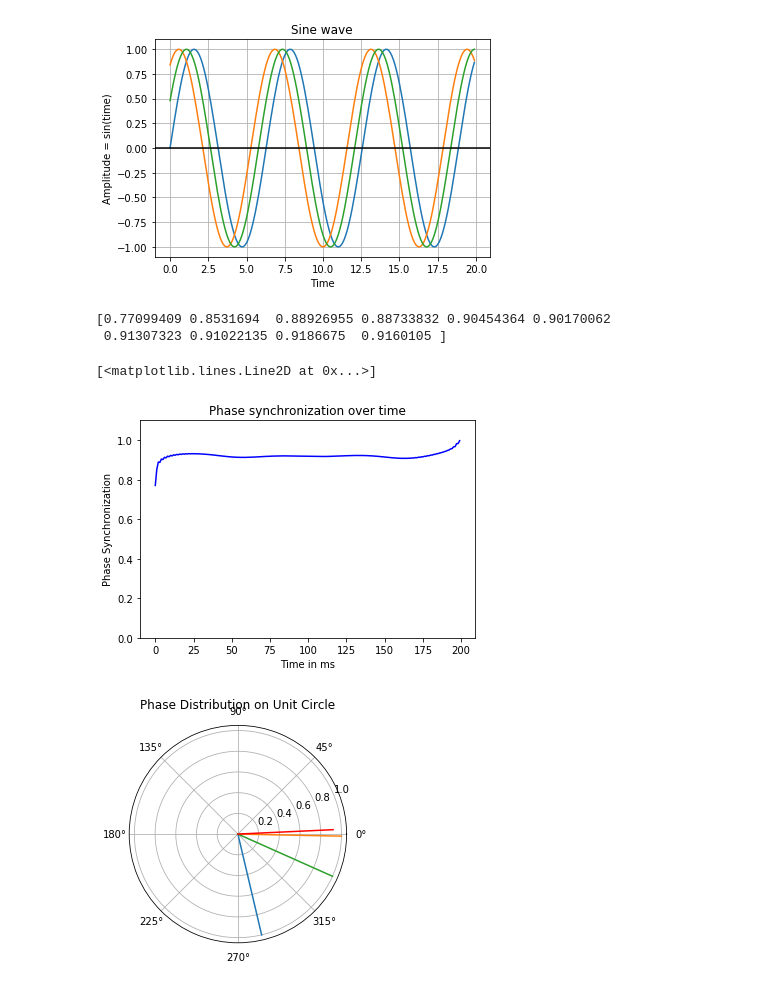
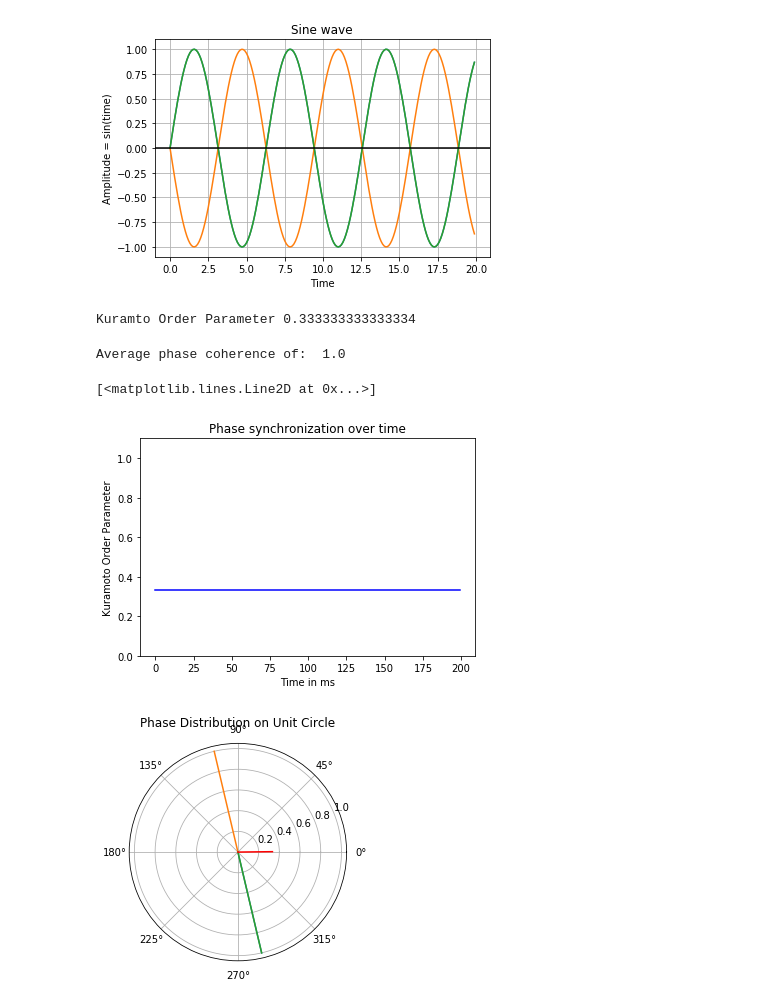
Before and after one commit to ChristophMetzner/Synchronization-by-Uncorrelated-Noise, a Jupyter notebook: notebooks/synchronization_demo.ipynb, the cells around one changed output. Cells and saved outputs as stored; diff of their text form; code cells hidden in the pictures.

Commit message:
Calculate mean phase coherence and freq difference

```diff
--- a/notebooks/synchronization_demo.ipynb
+++ b/notebooks/synchronization_demo.ipynb
@@ -6,8 +13,8 @@ from scipy.signal import hilbert
 time = np.arange(0, 20, 0.1)
 
 amplitude = np.sin(time)
-amplitude_2 = np.sin(time + 1.0)
-amplitude_3 = np.sin(time + .5)
+amplitude_2 = np.sin(time + np.pi)
+amplitude_3 = np.sin(time)
 # %%
 plt.plot(time, amplitude)
 plt.plot(time, amplitude_2)
@@ -23,14 +30,14 @@ plt.show()
 
 plt.show()
 # %% [output]
-[figure, old version]
+[figure, new version]
 # %%
 signals = [amplitude, amplitude_2, amplitude_3]
 # %%
 # signals = [s - np.mean(s) for s in signals]
 
 # compute analytical signal and take angle to get phase
-phases = [np.angle(hilbert(s)) for s in signals]
+phases = [np.unwrap(np.angle(hilbert(s))) for s in signals]
 
 # transform to complex phase to prepare for averaging
 complex_phase = [np.exp(1j * phase) for phase in phases]
@@ -43,26 +50,30 @@ avg = sum(complex_phase) / len(complex_phase)
 # length of complex number
 phi = np.abs(avg)
 
-# local order parameter over time
-print(phi[:10])
-
-# TODO: compute average of complete oscillation to obtain one angle per oscillator and one local order parameter
-
 # average of order parameter
 local_order_parameter = sum(phi) / len(phi)
 average_angle = sum(avg) / len(avg)
+
+print("Kuramto Order Parameter", local_order_parameter)
 # %% [output]
-[0.77099409 0.8531694  0.88926955 0.88733832 0.90454364 0.90170062
- 0.91307323 0.91022135 0.9186675  0.9160105 ]
+Kuramto Order Parameter 0.333333333333334
+# %%
+# Mean phase coherence
+# * for constant phase differences over trials or time, we get a phase coherence of 1.
+# * if phase difference varies over time signals are less coherent and coherence moves towards 0.
+phase_coherence = processing.mean_phase_coherence(signals[0], signals[1])
+print("Average phase coherence of: ", phase_coherence)
+# %% [output]
+Average phase coherence of:  1.0
 # %%
 plt.title(f"Phase synchronization over time")
 plt.xlabel("Time in ms")
 plt.ylim(0, 1.1)
-plt.ylabel("Phase Synchronization")
+plt.ylabel("Kuramoto Order Parameter")
 plt.plot(phi, c="blue")
 # %% [output]
 [<matplotlib.lines.Line2D at 0x...>]
-[figure, old version]
+[figure, new version]
 # %%
 # angle of phases on unit circle, therefore each phase has length 1
 # we calculate the Kuramoto order parameter and plot its angle and length. The length expresses the phase sycnrhonization.
@@ -80,4 +91,4 @@ plt.plot((0, average_angle), (0, local_order_parameter), c='red')
 
 plt.show()
 # %% [output]
-[figure, old version]
+[figure, new version]
```
Also changed, not shown: parts of 1 cell of this notebook, 4 other files.
